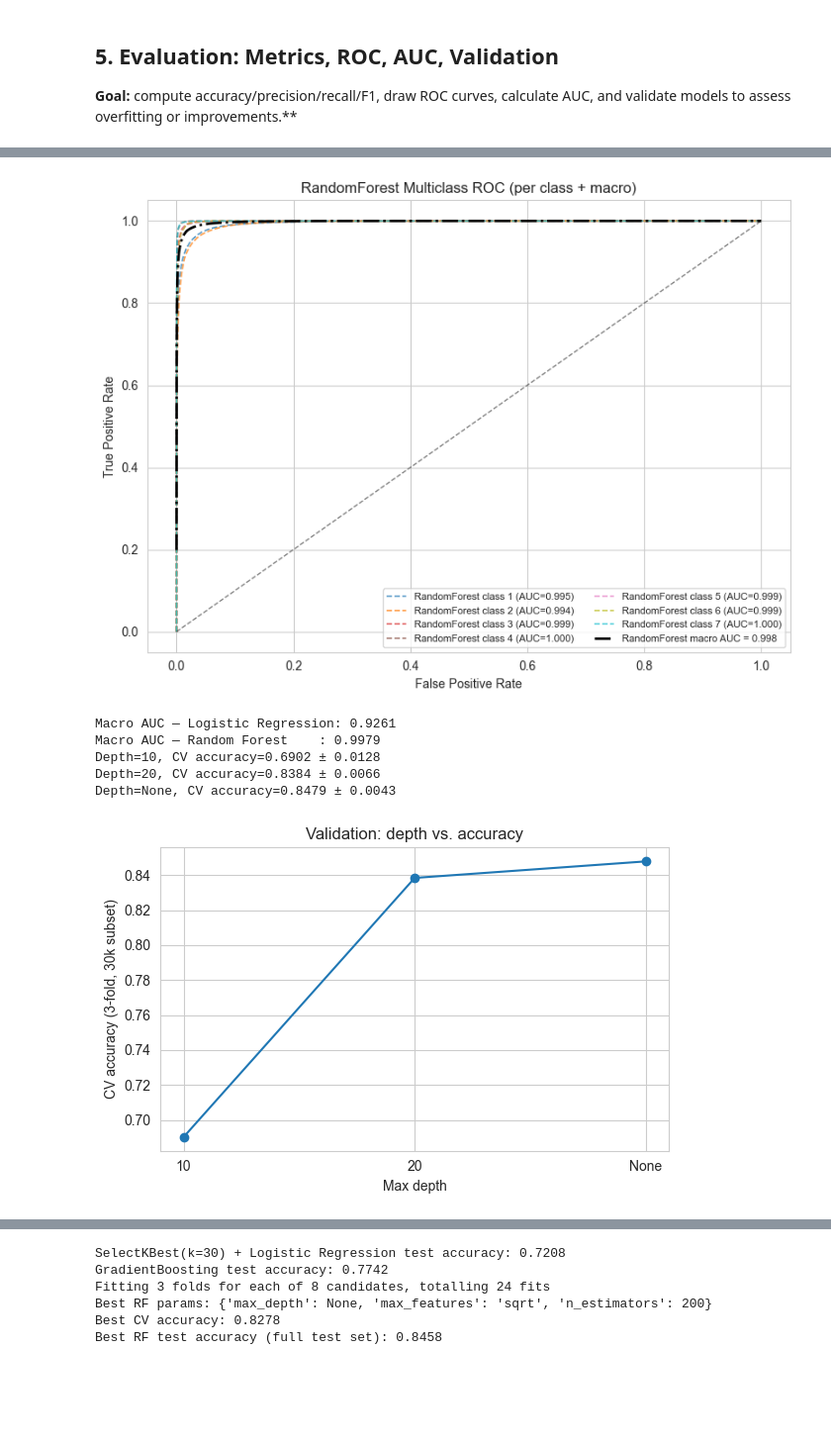
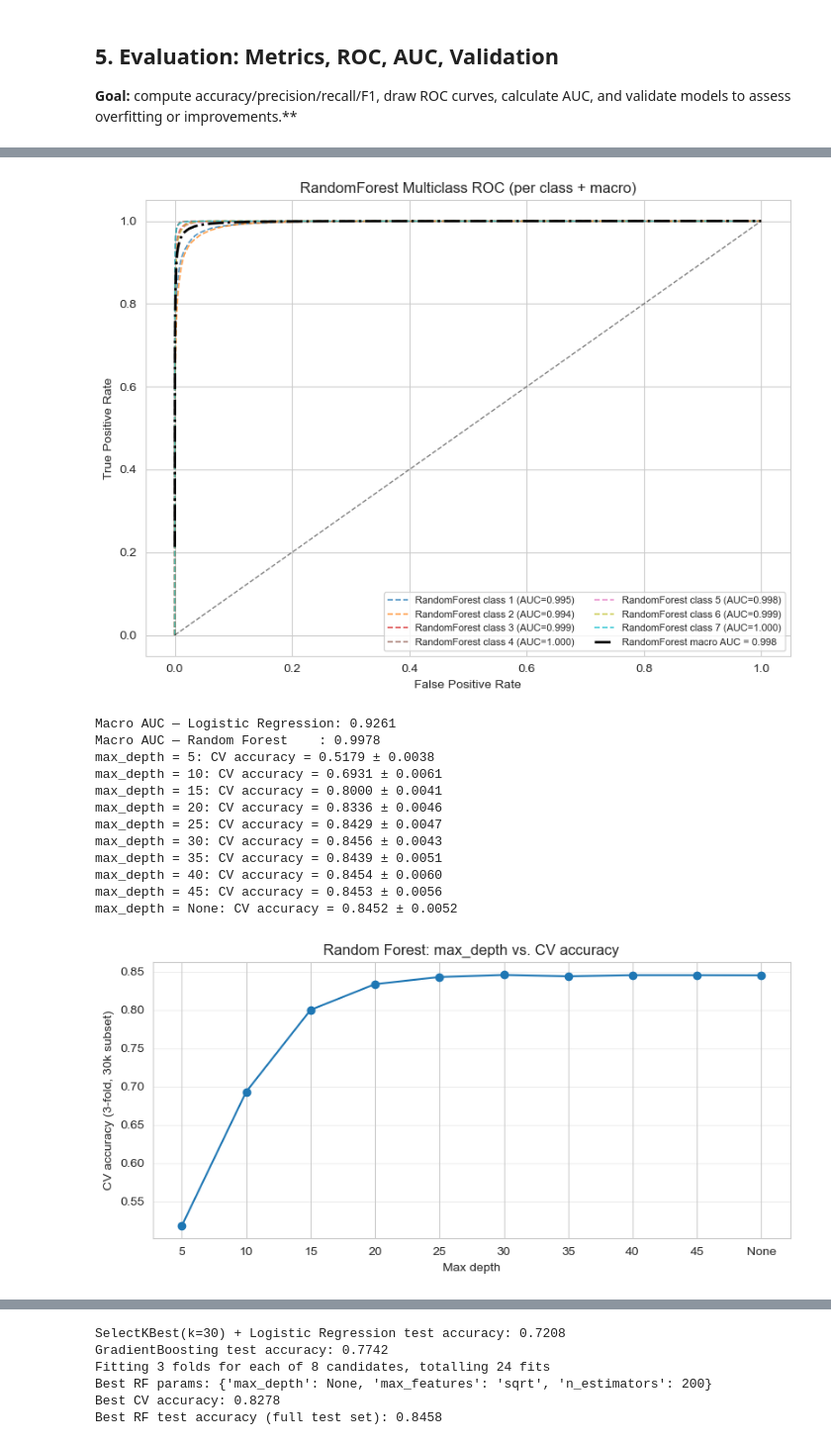
Before and after one commit to Kumoris/DSAA-2011-Project, a Jupyter notebook: 03_dataset/project_03_dataset.ipynb, the cells around one changed output, grey strips where cells are left out. Shown at 99% size. Saved outputs shown, nothing was run; the diff lists cells and outputs as text; code cells hidden in the pictures; blank space fills up the shorter version.

```diff
--- a/03_dataset/project_03_dataset.ipynb
+++ b/03_dataset/project_03_dataset.ipynb
@@ -446,13 +487,16 @@ auc_rf = plot_model_roc(rf_fitted, "RandomForest", "--")
 print(f"Macro AUC — Logistic Regression: {auc_lr:.4f}")
 print(f"Macro AUC — Random Forest    : {auc_rf:.4f}")
 
-# Simple validation curve example: tree depth vs. CV accuracy on a small subset for speed
+# Select 30k samples from the training set for validation
 subset_idx = np.random.choice(X_train_scaled.index, size=30000, replace=False)
 X_small = X_train_scaled.loc[subset_idx]
 y_small = y_train.loc[subset_idx]
 
-depth_grid = [10, 20, None]
+# A set of max_depth values to compare (5 to 45, step 5), plus None (no depth limit)
+depth_grid = list(range(5, 50, 5)) + [None]
+
 cv_scores = []
+
 for depth in depth_grid:
     rf_cv = RandomForestClassifier(
         n_estimators=150,
@@ -461,15 +505,20 @@ for depth in depth_grid:
         random_state=RANDOM_STATE,
         class_weight="balanced"
     )
-    scores = cross_val_score(rf_cv, X_small, y_small, cv=3, scoring="accuracy", n_jobs=-1)
-    cv_scores.append(scores.mean())
-    print(f"Depth={depth}, CV accuracy={scores.mean():.4f} ± {scores.std():.4f}")
+    scores = cross_val_score(rf_cv, X_small, y_small, cv=3,
+                             scoring="accuracy", n_jobs=-1)
+    mean_score = scores.mean()
+    cv_scores.append(mean_score)
+    print(f"max_depth = {depth}: CV accuracy = {mean_score:.4f} ± {scores.std():.4f}")
 
-plt.figure(figsize=(6, 4))
-plt.plot([str(d) for d in depth_grid], cv_scores, marker="o")
+# Plotting
+plt.figure(figsize=(8, 4))
+x_labels = [str(d) for d in depth_grid]       # Convert None to string as well
+plt.plot(x_labels, cv_scores, marker="o")
 plt.xlabel("Max depth")
 plt.ylabel("CV accuracy (3-fold, 30k subset)")
-plt.title("Validation: depth vs. accuracy")
+plt.title("Random Forest: max_depth vs. CV accuracy")
+plt.grid(True, axis="y", alpha=0.3)
 plt.tight_layout()
 plt.show()
 # %% [output]
@@ -477,10 +526,17 @@ plt.show()
-[figure, old version]
+[figure, new version]
 Macro AUC — Logistic Regression: 0.9261
-Macro AUC — Random Forest    : 0.9979
-Depth=10, CV accuracy=0.6902 ± 0.0128
-Depth=20, CV accuracy=0.8384 ± 0.0066
-Depth=None, CV accuracy=0.8479 ± 0.0043
+Macro AUC — Random Forest    : 0.9978
+max_depth = 5: CV accuracy = 0.5179 ± 0.0038
+max_depth = 10: CV accuracy = 0.6931 ± 0.0061
+max_depth = 15: CV accuracy = 0.8000 ± 0.0041
+max_depth = 20: CV accuracy = 0.8336 ± 0.0046
+max_depth = 25: CV accuracy = 0.8429 ± 0.0047
+max_depth = 30: CV accuracy = 0.8456 ± 0.0043
+max_depth = 35: CV accuracy = 0.8439 ± 0.0051
+max_depth = 40: CV accuracy = 0.8454 ± 0.0060
+max_depth = 45: CV accuracy = 0.8453 ± 0.0056
+max_depth = None: CV accuracy = 0.8452 ± 0.0052
-[figure, old version]
+[figure, new version]
 # %% [markdown]
 **1. Evaluation Metrics**
 
```
Also changed, not shown: parts of 10 cells of this notebook, 3 other files.
